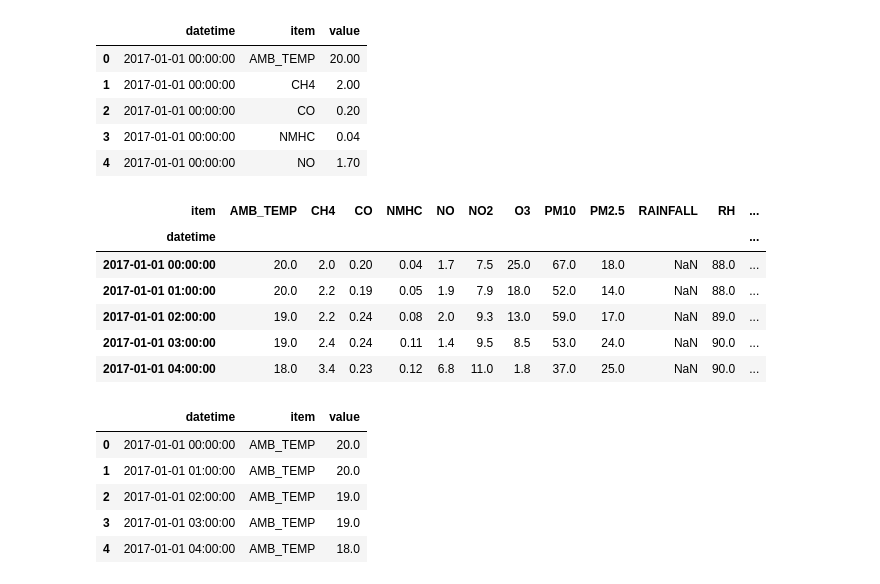
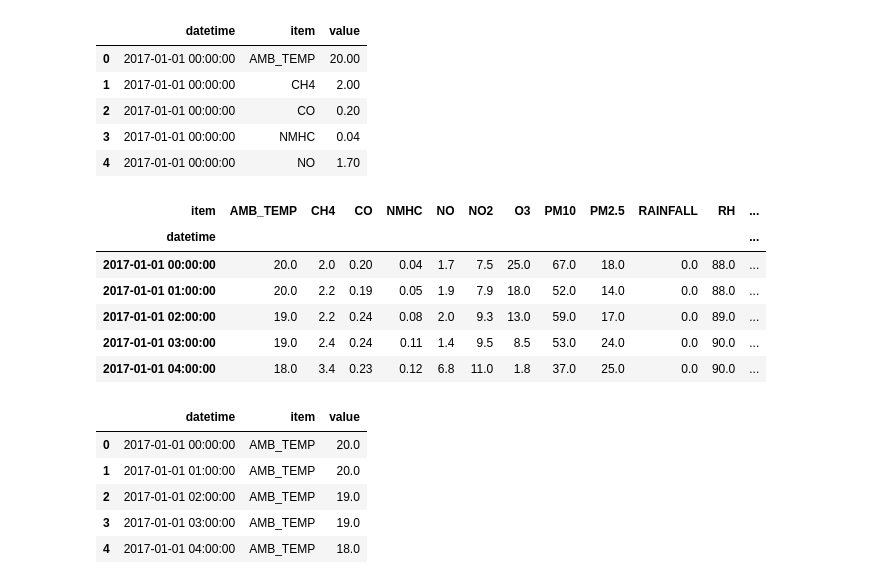
Before and after one commit to VioletVivirand/pandas-tutorial, a Jupyter notebook: Tutorials/Chapter 6 - Modifying DataFrame.ipynb, the cells around one changed output. Drawn from its saved outputs; the diff is of its cells as text; code cells hidden in the pictures.

Commit message:
Correct the usage of pivot_table

```diff
--- a/Tutorials/Chapter 6 - Modifying DataFrame.ipynb
+++ b/Tutorials/Chapter 6 - Modifying DataFrame.ipynb
@@ -570,19 +570,19 @@ df_nopivot.head()
 | 4 | 2017-01-01 00:00:00 | NO | 1.70 |
 # %%
 # 製作樞紐分析表
-df_pivot = df_nopivot.pivot_table(index='datetime', columns='item', values='value')
+df_pivot = df_nopivot.pivot_table(index='datetime', columns='item', values='value', aggfunc=np.sum)
 # 上面的操作與以下等價
-# pd.pivot_table(df_nopivot, index='datetime', columns='item', values='value')
+# pd.pivot_table(df_nopivot, index='datetime', columns='item', values='value', aggfunc=np.sum)
 
 df_pivot.head()
 # %% [output]
 | item | AMB_TEMP | CH4 | CO | NMHC | NO | NO2 | O3 | PM10 | PM2.5 | RAINFALL | RH | ... |
 | datetime |  |  |  |  |  |  |  |  |  |  |  | ... |
-| 2017-01-01 00:00:00 | 20.0 | 2.0 | 0.20 | 0.04 | 1.7 | 7.5 | 25.0 | 67.0 | 18.0 | NaN | 88.0 | ... |
-| 2017-01-01 01:00:00 | 20.0 | 2.2 | 0.19 | 0.05 | 1.9 | 7.9 | 18.0 | 52.0 | 14.0 | NaN | 88.0 | ... |
-| 2017-01-01 02:00:00 | 19.0 | 2.2 | 0.24 | 0.08 | 2.0 | 9.3 | 13.0 | 59.0 | 17.0 | NaN | 89.0 | ... |
-| 2017-01-01 03:00:00 | 19.0 | 2.4 | 0.24 | 0.11 | 1.4 | 9.5 | 8.5 | 53.0 | 24.0 | NaN | 90.0 | ... |
-| 2017-01-01 04:00:00 | 18.0 | 3.4 | 0.23 | 0.12 | 6.8 | 11.0 | 1.8 | 37.0 | 25.0 | NaN | 90.0 | ... |
+| 2017-01-01 00:00:00 | 20.0 | 2.0 | 0.20 | 0.04 | 1.7 | 7.5 | 25.0 | 67.0 | 18.0 | 0.0 | 88.0 | ... |
+| 2017-01-01 01:00:00 | 20.0 | 2.2 | 0.19 | 0.05 | 1.9 | 7.9 | 18.0 | 52.0 | 14.0 | 0.0 | 88.0 | ... |
+| 2017-01-01 02:00:00 | 19.0 | 2.2 | 0.24 | 0.08 | 2.0 | 9.3 | 13.0 | 59.0 | 17.0 | 0.0 | 89.0 | ... |
+| 2017-01-01 03:00:00 | 19.0 | 2.4 | 0.24 | 0.11 | 1.4 | 9.5 | 8.5 | 53.0 | 24.0 | 0.0 | 90.0 | ... |
+| 2017-01-01 04:00:00 | 18.0 | 3.4 | 0.23 | 0.12 | 6.8 | 11.0 | 1.8 | 37.0 | 25.0 | 0.0 | 90.0 | ... |
 # %%
 # 同場加映：將樞紐分析表給還原，用 `melt()`
 # 因為程序有點複雜，應用的場景看起來也不多，這裡先保留不講解
```
